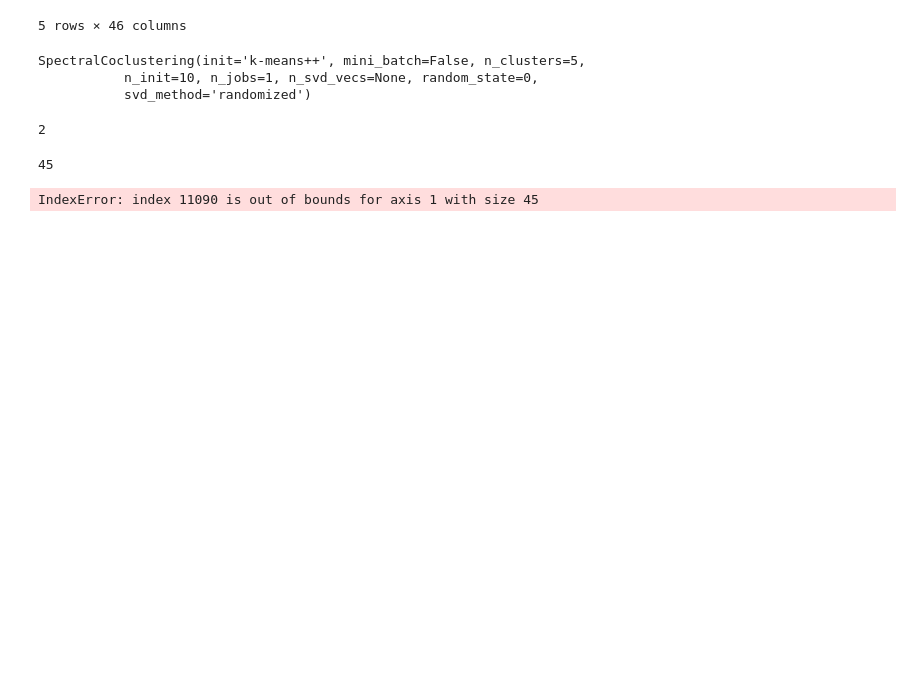
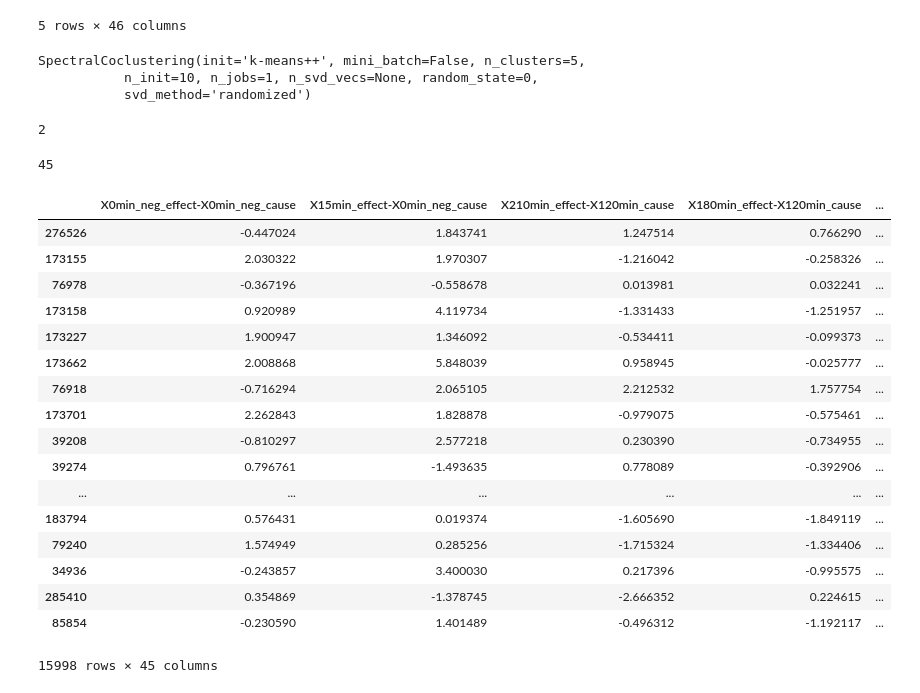
Before and after one commit to josechudev/GeneExpressionBiClustering, a Jupyter notebook: Notebooks/3.0 DI Sklearn SpectralCoclustering.ipynb, the cells around one changed output. Cells and saved outputs as stored; diff of their text form; code cells hidden in the pictures; blank space fills up the shorter version.

```diff
--- a/Notebooks/3.0 DI Sklearn SpectralCoclustering.ipynb
+++ b/Notebooks/3.0 DI Sklearn SpectralCoclustering.ipynb
@@ -82,7 +82,5 @@ len(spectralCC.biclusters_[1][1])
 import numpy as np
 from matplotlib import pyplot as plt
 # %%
-fit_data = diTrain.columns[1:][np.argsort(spectralCC.row_labels_)]
-fit_data = fit_data[:, np.argsort(spectralCC.column_labels_)]
+temp = diTrain[diTrain.columns[1:]]
+data=temp.iloc[np.argsort(spectralCC.row_labels_)]
-# %% [output]
-IndexError: index 11090 is out of bounds for axis 1 with size 45
@@ -89 +90,22 @@ IndexError: index 11090 is out of bounds for axis 1 with size 45
+# %%
+data.iloc[:, np.argsort(spectralCC.column_labels_)]
+# %% [output]
+|  | X0min_neg_effect-X0min_neg_cause | X15min_effect-X0min_neg_cause | X210min_effect-X120min_cause | X180min_effect-X120min_cause | ... |
+| 276526 | -0.447024 | 1.843741 | 1.247514 | 0.766290 | ... |
+| 173155 | 2.030322 | 1.970307 | -1.216042 | -0.258326 | ... |
+| 76978 | -0.367196 | -0.558678 | 0.013981 | 0.032241 | ... |
+| 173158 | 0.920989 | 4.119734 | -1.331433 | -1.251957 | ... |
+| 173227 | 1.900947 | 1.346092 | -0.534411 | -0.099373 | ... |
+| 173662 | 2.008868 | 5.848039 | 0.958945 | -0.025777 | ... |
+| 76918 | -0.716294 | 2.065105 | 2.212532 | 1.757754 | ... |
+| 173701 | 2.262843 | 1.828878 | -0.979075 | -0.575461 | ... |
+| 39208 | -0.810297 | 2.577218 | 0.230390 | -0.734955 | ... |
+| 39274 | 0.796761 | -1.493635 | 0.778089 | -0.392906 | ... |
+| ... | ... | ... | ... | ... | ... |
+| 183794 | 0.576431 | 0.019374 | -1.605690 | -1.849119 | ... |
+| 79240 | 1.574949 | 0.285256 | -1.715324 | -1.334406 | ... |
+| 34936 | -0.243857 | 3.400030 | 0.217396 | -0.995575 | ... |
+| 285410 | 0.354869 | -1.378745 | -2.666352 | 0.224615 | ... |
+| 85854 | -0.230590 | 1.401489 | -0.496312 | -1.192117 | ... |
+15998 rows × 45 columns
 # %%
```
Also changed, not shown: parts of 2 cells of this notebook.
